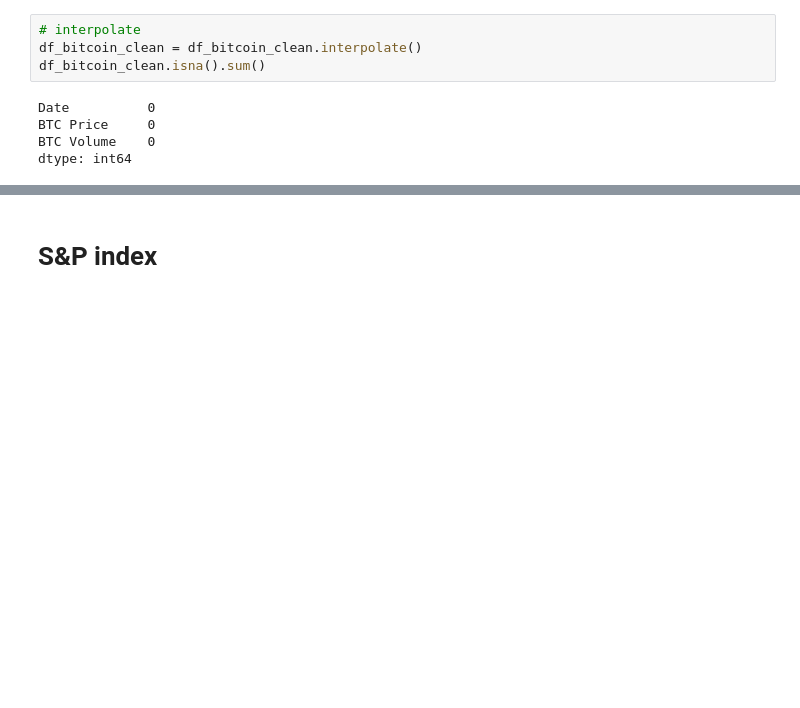
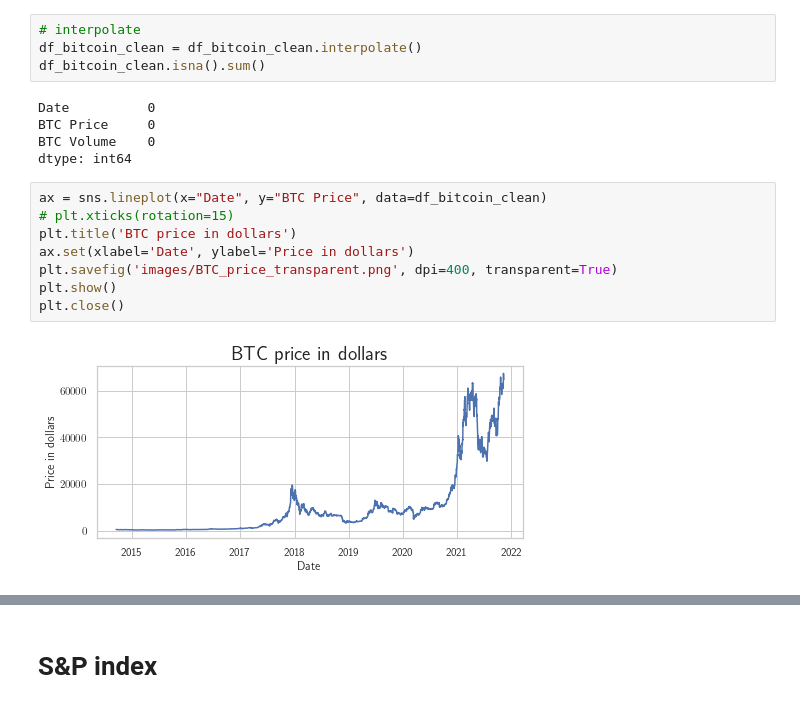
Before and after one commit to QuantLet/SDA_2021_St_Gallen, a Jupyter notebook: data_merging.ipynb, the cells around one changed output, grey strips where cells are left out. Drawn from its saved outputs; the diff is of its cells as text; blank space fills up the shorter version.

```diff
--- a/data_merging.ipynb
+++ b/data_merging.ipynb
@@ -115,3 +109,13 @@ Date          0
 BTC Price     0
 BTC Volume    0
 dtype: int64
+# %%
+ax = sns.lineplot(x="Date", y="BTC Price", data=df_bitcoin_clean)
+# plt.xticks(rotation=15)
+plt.title('BTC price in dollars')
+ax.set(xlabel='Date', ylabel='Price in dollars')
+plt.savefig('images/BTC_price_transparent.png', dpi=400, transparent=True)
+plt.show()
+plt.close()
+# %% [output]
+[figure, added]
```
Also changed, not shown: parts of 9 cells of this notebook, 8 other files.
